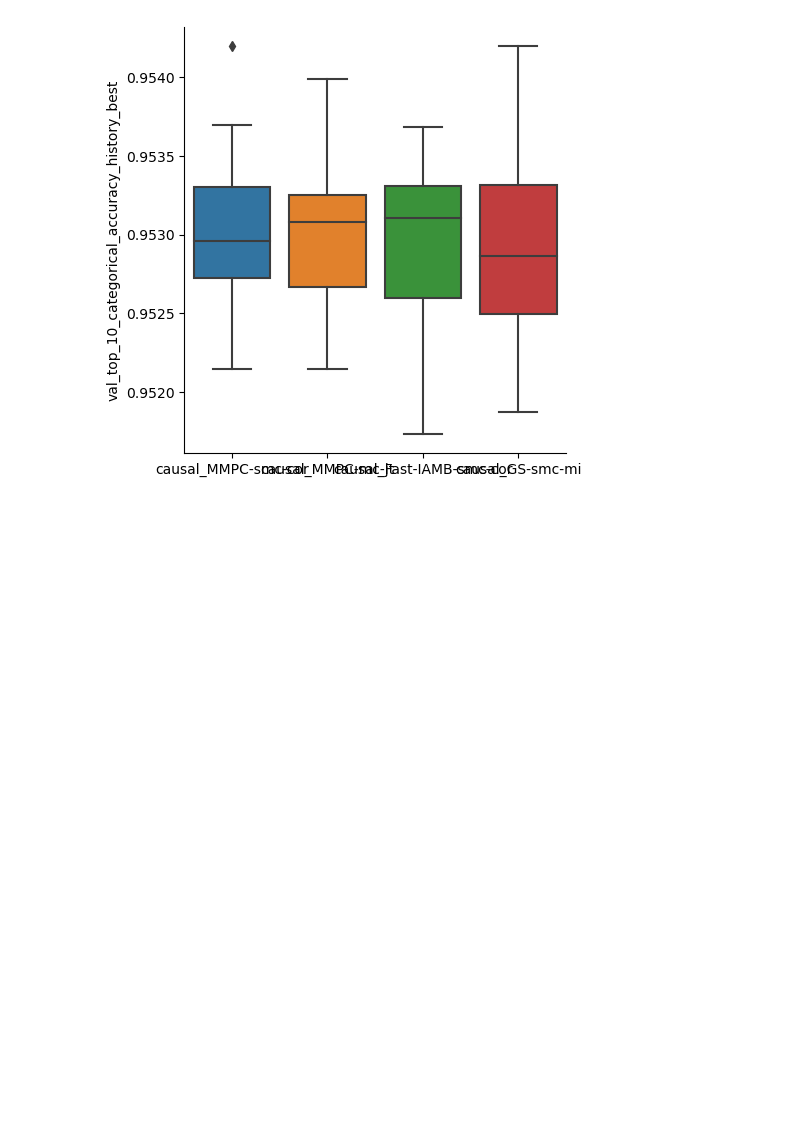
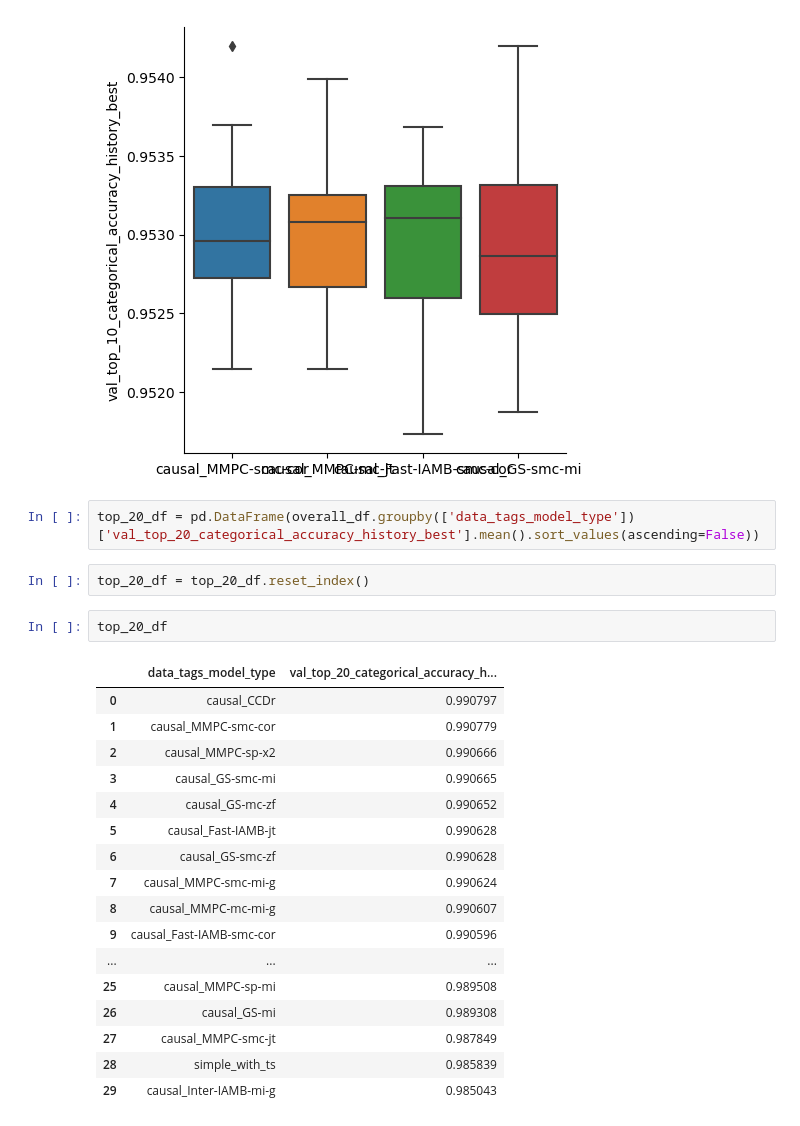
Before and after one commit to ralmasri/Domain-Guided-Monitoring, a Jupyter notebook: notebooks/knowledge_graphs.ipynb, the cells around one changed output. Cells and saved outputs as stored; diff of their text form; blank space fills up the shorter version.

```diff
--- a/notebooks/knowledge_graphs.ipynb
+++ b/notebooks/knowledge_graphs.ipynb
@@ -308,3 +308,27 @@ plot_best_metric_bar(overall_df, ['val_top_10_categorical_accuracy_history_best'
 x_order = top_10_df['data_tags_model_type'].tolist()[:4])
 # %% [output]
 [figure]
+# %%
+top_20_df = pd.DataFrame(overall_df.groupby(['data_tags_model_type'])['val_top_20_categorical_accuracy_history_best'].mean().sort_values(ascending=False))
+# %%
+top_20_df = top_20_df.reset_index()
+# %%
+top_20_df
+# %% [output]
+|  | data_tags_model_type | val_top_20_categorical_accuracy_h... |
+| 0 | causal_CCDr | 0.990797 |
+| 1 | causal_MMPC-smc-cor | 0.990779 |
+| 2 | causal_MMPC-sp-x2 | 0.990666 |
+| 3 | causal_GS-smc-mi | 0.990665 |
+| 4 | causal_GS-mc-zf | 0.990652 |
+| 5 | causal_Fast-IAMB-jt | 0.990628 |
+| 6 | causal_GS-smc-zf | 0.990628 |
+| 7 | causal_MMPC-smc-mi-g | 0.990624 |
+| 8 | causal_MMPC-mc-mi-g | 0.990607 |
+| 9 | causal_Fast-IAMB-smc-cor | 0.990596 |
+| ... | ... | ... |
+| 25 | causal_MMPC-sp-mi | 0.989508 |
+| 26 | causal_GS-mi | 0.989308 |
+| 27 | causal_MMPC-smc-jt | 0.987849 |
+| 28 | simple_with_ts | 0.985839 |
+| 29 | causal_Inter-IAMB-mi-g | 0.985043 |
```
Also changed, not shown: parts of 1 cell of this notebook.
